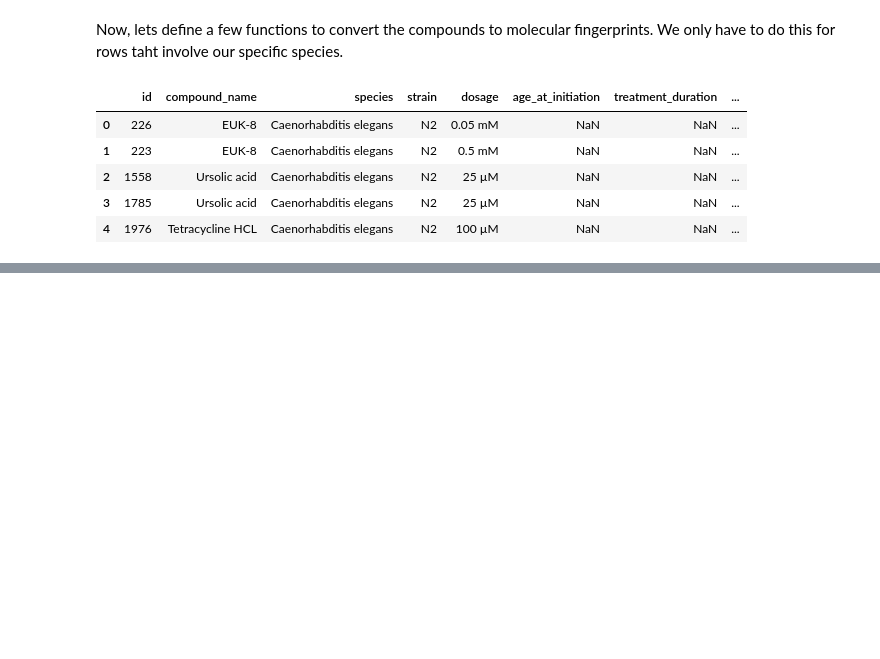
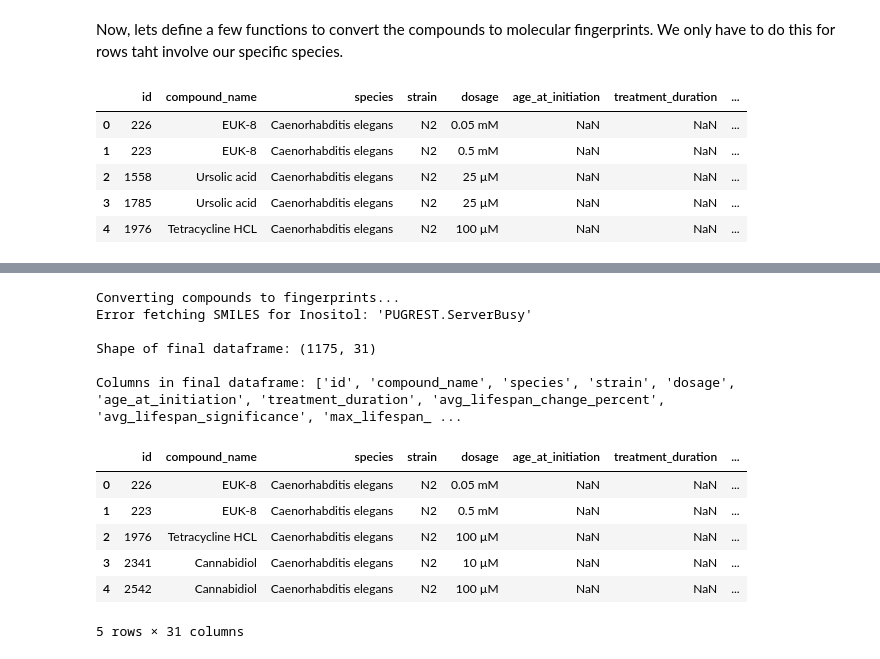
Before and after one commit to yanxue06/ML-Age, a Jupyter notebook: agingV2.ipynb, the cells around one changed output, grey strips where cells are left out. Drawn from its saved outputs; the diff is of its cells as text; code cells hidden in the pictures; blank space fills up the shorter version.

```diff
--- a/agingV2.ipynb
+++ b/agingV2.ipynb
@@ -169,0 +77,61 @@ Now, with our ECFPs, aggregated features, and grouped species, we can construct
+# %%
+# First get unique compounds and their fingerprints
+unique_compounds = df['compound_name'].unique()
+compound_to_fingerprint = {}
+valid_compounds = set()
+
+print("Converting compounds to fingerprints...")
+for compound in unique_compounds:
+    smiles = get_smiles_from_pubchem(compound)
+    if smiles:
+        fingerprint = smiles_to_ecfp(smiles)
+        if fingerprint:
+            compound_to_fingerprint[compound] = fingerprint
+            valid_compounds.add(compound)
+
+# dropping rows where ECFP is unavailable
+df_filtered = df[df['compound_name'].isin(valid_compounds)].reset_index(drop=True)
+
+# 3. Now do the grouping on filtered data
+grouped_strain = df_filtered.groupby('strain').agg(
+    avg_lifespan_change_percent = ('avg_lifespan_change_percent', 'mean'),
+    avg_lifespan_change_percent_std = ('avg_lifespan_change_percent', 'std'),
+    avg_lifespan_change_percent_sem = ('avg_lifespan_change_percent', 'sem'),
+    avg_lifespan_change_percent_median = ('avg_lifespan_change_percent', 'median'),
+    avg_lifespan_change_percent_min = ('avg_lifespan_change_percent', 'min'),
+    avg_lifespan_change_percent_max = ('avg_lifespan_change_percent', 'max')
+).reset_index()
+
+grouped_dosage = df_filtered.groupby('dosage').agg(
+    avg_lifespan_change_percent = ('avg_lifespan_change_percent', 'mean'),
+    avg_lifespan_change_percent_std = ('avg_lifespan_change_percent', 'std'),
+    avg_lifespan_change_percent_sem = ('avg_lifespan_change_percent', 'sem'),
+    avg_lifespan_change_percent_median = ('avg_lifespan_change_percent', 'median'),
+    avg_lifespan_change_percent_min = ('avg_lifespan_change_percent', 'min'),
+    avg_lifespan_change_percent_max = ('avg_lifespan_change_percent', 'max')
+).reset_index()
+
+# 4. Add fingerprints as a single column array, replaces each of the compound names with their fingerprint
+df_filtered['fingerprint'] = df_filtered['compound_name'].map(compound_to_fingerprint)
+
+# 5. Merge everything together
+final_df = df_filtered.merge(grouped_strain, on='strain', suffixes=('', '_strain'))
+final_df = final_df.merge(grouped_dosage, on='dosage', suffixes=('', '_dosage'))
+
+print("\nShape of final dataframe:", final_df.shape)
+print("\nColumns in final dataframe:", final_df.columns.tolist())
+final_df.head()
+# %% [output]
+Converting compounds to fingerprints...
+Error fetching SMILES for Inositol: 'PUGREST.ServerBusy'
+
+Shape of final dataframe: (1175, 31)
+
+Columns in final dataframe: ['id', 'compound_name', 'species', 'strain', 'dosage', 'age_at_initiation', 'treatment_duration', 'avg_lifespan_change_percent', 'avg_lifespan_significance', 'max_lifespan_ ...
+|  | id | compound_name | species | strain | dosage | age_at_initiation | treatment_duration | ... |
+| 0 | 226 | EUK-8 | Caenorhabditis elegans | N2 | 0.05 mM | NaN | NaN | ... |
+| 1 | 223 | EUK-8 | Caenorhabditis elegans | N2 | 0.5 mM | NaN | NaN | ... |
+| 2 | 1976 | Tetracycline HCL | Caenorhabditis elegans | N2 | 100 µM | NaN | NaN | ... |
+| 3 | 2341 | Cannabidiol | Caenorhabditis elegans | N2 | 10 µM | NaN | NaN | ... |
+| 4 | 2542 | Cannabidiol | Caenorhabditis elegans | N2 | 100 µM | NaN | NaN | ... |
+5 rows × 31 columns
```
Also changed, not shown: parts of 22 cells of this notebook.
